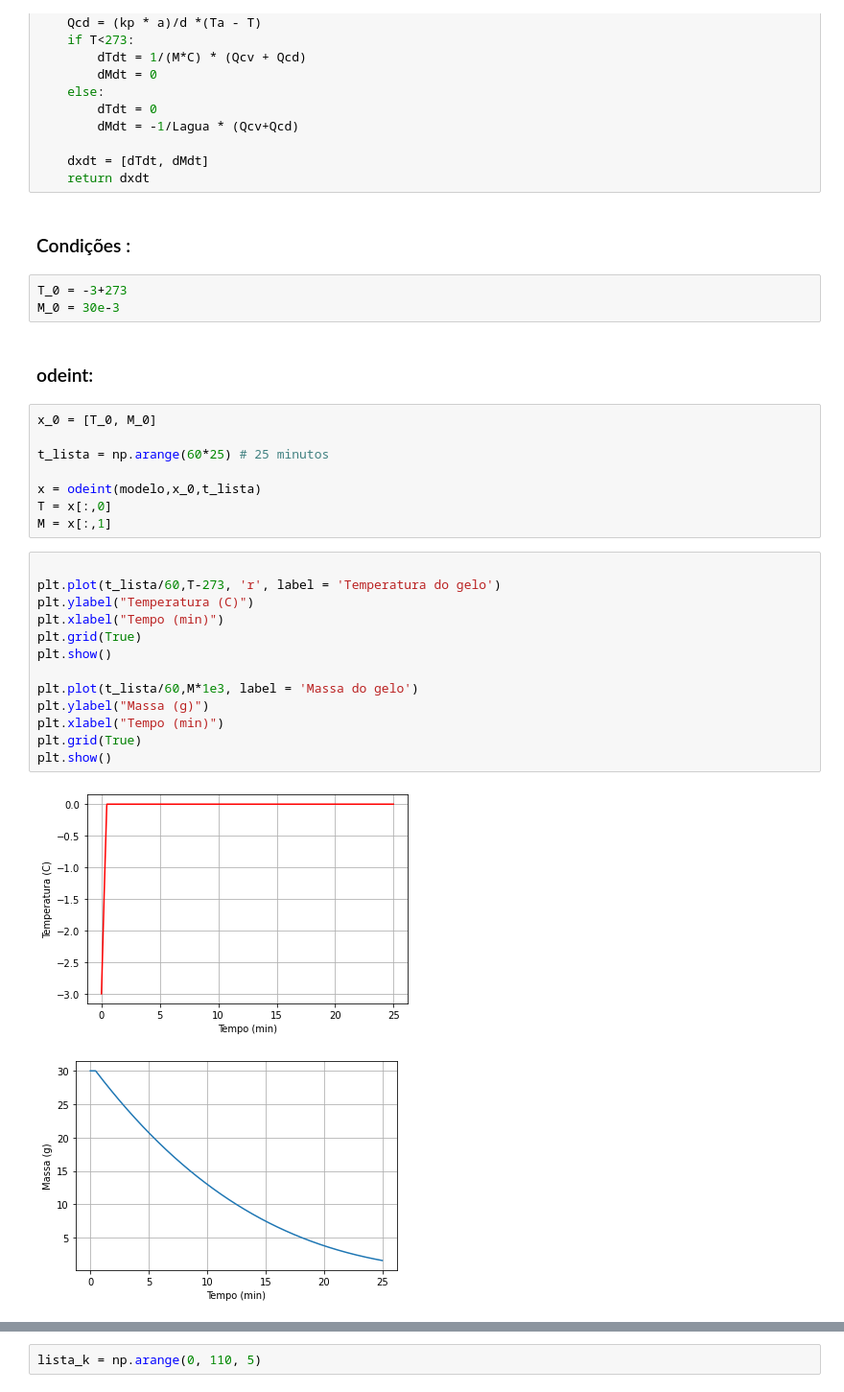
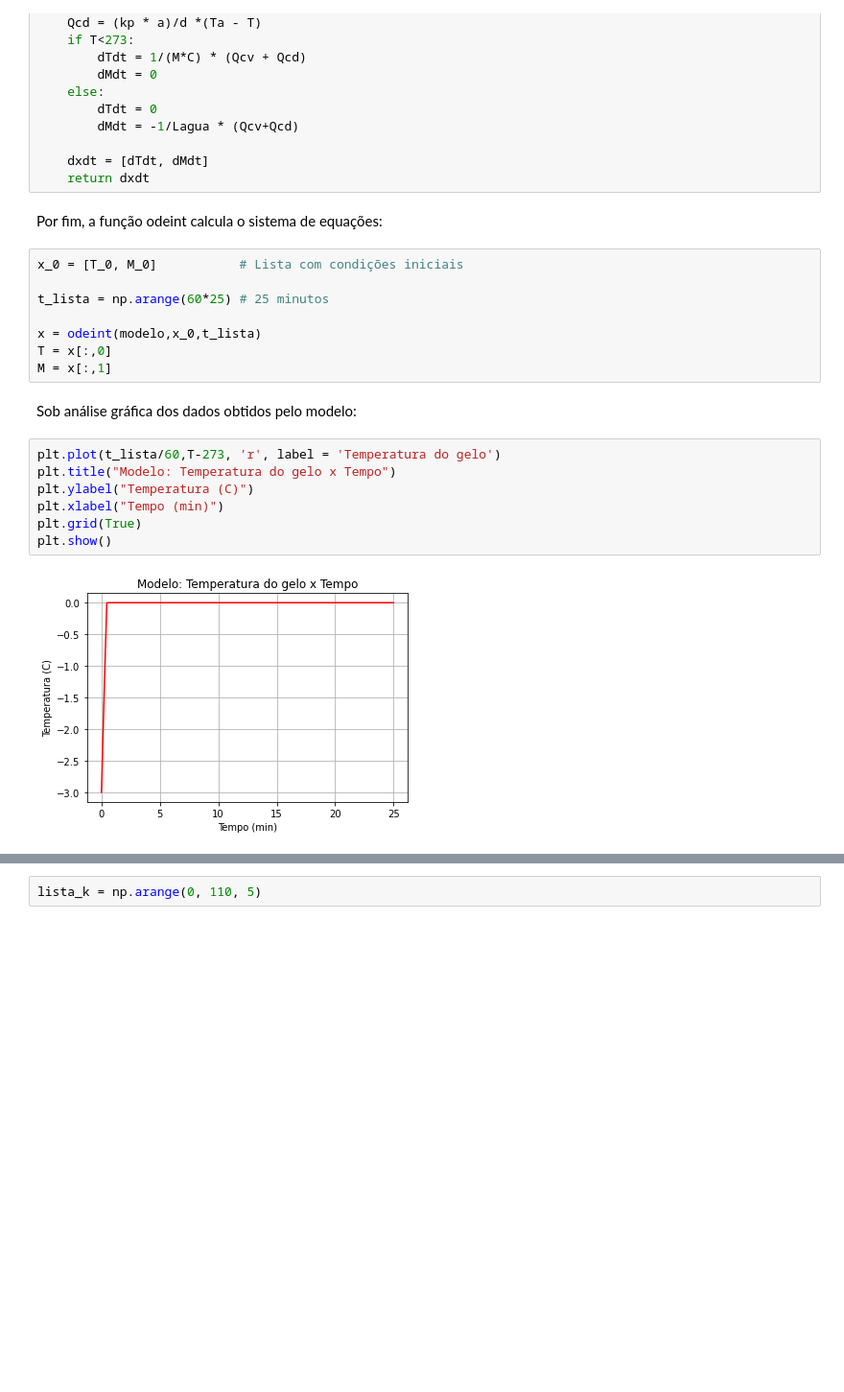
Before and after one commit to ellencoutinho/derretimento-gelo, a Jupyter notebook: Modelo.ipynb, the cells around one changed output, grey strips where cells are left out. Shown at 96% size. Drawn from its saved outputs; the diff is of its cells as text; blank space fills up the shorter version.

```diff
--- a/Modelo.ipynb
+++ b/Modelo.ipynb
@@ -38,34 +53,24 @@ def modelo(x,t):
 
     dxdt = [dTdt, dMdt]
     return dxdt
-# %% [markdown]
-### Condições :
-# %%
-T_0 = -3+273
-M_0 = 30e-3
 # %% [markdown]
-### odeint:
+Por fim, a função odeint calcula o sistema de equações:
 # %%
-x_0 = [T_0, M_0]
+x_0 = [T_0, M_0]           # Lista com condições iniciais
 
 t_lista = np.arange(60*25) # 25 minutos
 
 x = odeint(modelo,x_0,t_lista)
 T = x[:,0]
 M = x[:,1]
+# %% [markdown]
+Sob análise gráfica dos dados obtidos pelo modelo:
 # %%
-
 plt.plot(t_lista/60,T-273, 'r', label = 'Temperatura do gelo')
+plt.title("Modelo: Temperatura do gelo x Tempo")
 plt.ylabel("Temperatura (C)")
 plt.xlabel("Tempo (min)")
 plt.grid(True)
 plt.show()
-
-plt.plot(t_lista/60,M*1e3, label = 'Massa do gelo')
-plt.ylabel("Massa (g)")
-plt.xlabel("Tempo (min)")
-plt.grid(True)
-plt.show()
 # %% [output]
-[figure, old version]
+[figure, new version]
-[figure, removed]
```
Also changed, not shown: parts of 16 cells of this notebook.
